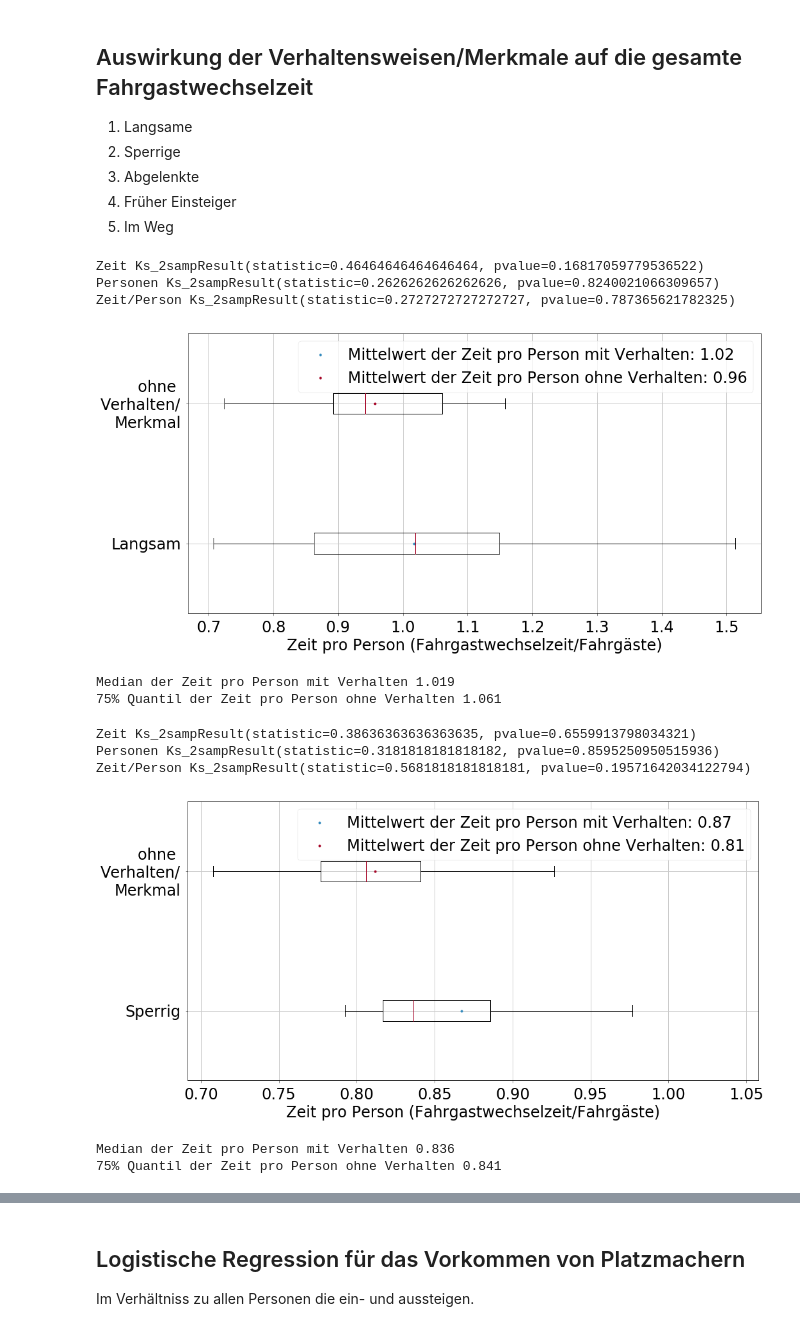
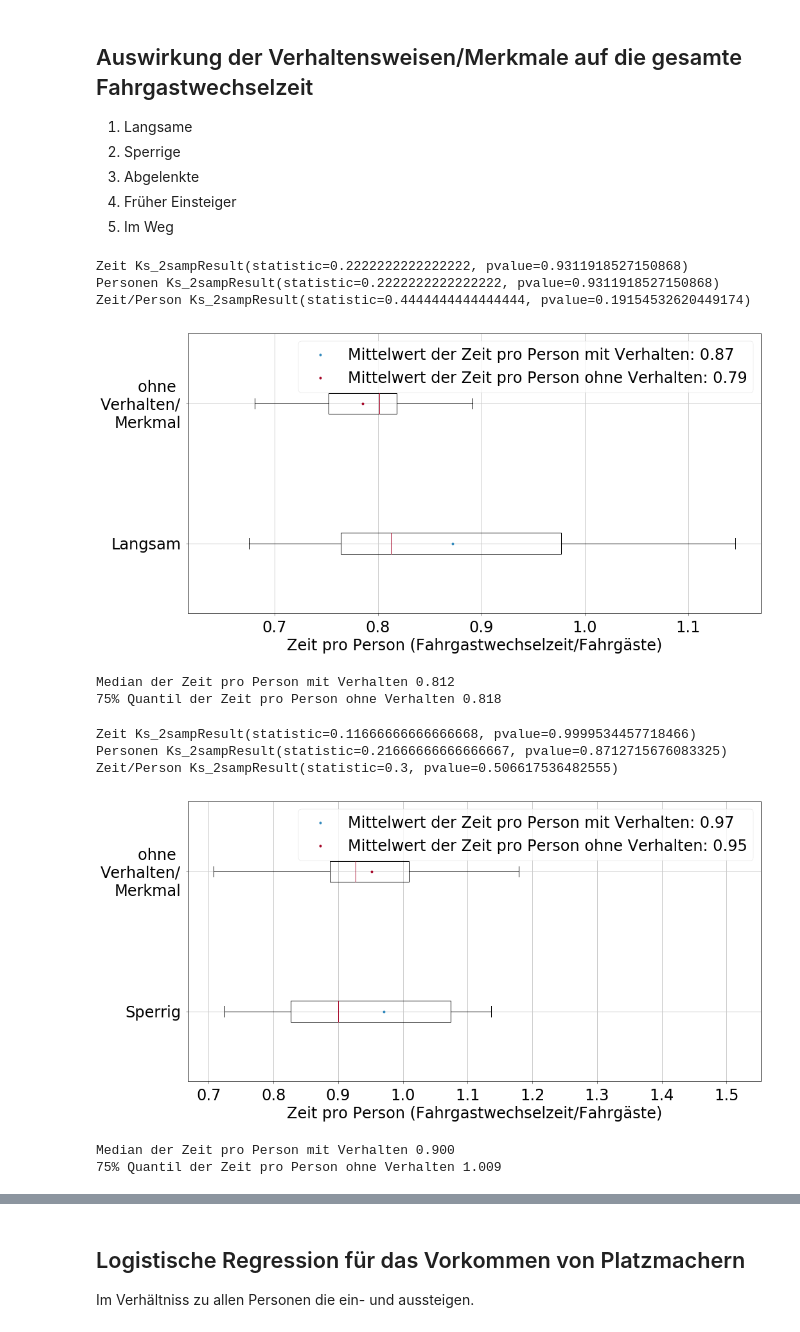
Before and after one commit to AlexandraMayer/Bachelorarbeit, a Jupyter notebook: Tabellen_Notebooks/Behavior.ipynb, the cells around one changed output, grey strips where cells are left out. Cells and saved outputs as stored; diff of their text form; code cells hidden in the pictures.

```diff
--- a/Tabellen_Notebooks/Behavior.ipynb
+++ b/Tabellen_Notebooks/Behavior.ipynb
@@ -175,25 +184,25 @@ persons = data['alight']+data['boarding']+2*data['spacemaker']
 time = data['time']
 time_per_person = persons/time
 # %%
-t_per_person, t_per_person_behav = box_plot_corr(persons, time, data['slow'], "Langsam", 9, 21)
+t_per_person, t_per_person_behav = box_plot_corr(persons, time, data['slow'], "Langsam", 23, 47)
 print("Median der Zeit pro Person mit Verhalten {:.3f}".format(t_per_person_behav.median()))
 print("75% Quantil der Zeit pro Person ohne Verhalten {:.3f}".format(t_per_person.quantile(0.75)))
 # %% [output]
-Zeit Ks_2sampResult(statistic=0.46464646464646464, pvalue=0.16817059779536522)
-Personen Ks_2sampResult(statistic=0.2626262626262626, pvalue=0.8240021066309657)
-Zeit/Person Ks_2sampResult(statistic=0.2727272727272727, pvalue=0.787365621782325)
+Zeit Ks_2sampResult(statistic=0.2222222222222222, pvalue=0.9311918527150868)
+Personen Ks_2sampResult(statistic=0.2222222222222222, pvalue=0.9311918527150868)
+Zeit/Person Ks_2sampResult(statistic=0.4444444444444444, pvalue=0.19154532620449174)
-[figure, old version]
+[figure, new version]
-Median der Zeit pro Person mit Verhalten 1.019
-75% Quantil der Zeit pro Person ohne Verhalten 1.061
+Median der Zeit pro Person mit Verhalten 0.812
+75% Quantil der Zeit pro Person ohne Verhalten 0.818
 # %%
-t_per_person, t_per_person_behav = box_plot_corr(persons, time, data["bulky"], 'Sperrig', 19, 27)
+t_per_person, t_per_person_behav = box_plot_corr(persons, time, data["bulky"], 'Sperrig', 8, 22)
 print("Median der Zeit pro Person mit Verhalten {:.3f}".format(t_per_person_behav.median()))
 print("75% Quantil der Zeit pro Person ohne Verhalten {:.3f}".format(t_per_person.quantile(0.75)))
 # %% [output]
-Zeit Ks_2sampResult(statistic=0.38636363636363635, pvalue=0.6559913798034321)
-Personen Ks_2sampResult(statistic=0.3181818181818182, pvalue=0.8595250950515936)
-Zeit/Person Ks_2sampResult(statistic=0.5681818181818181, pvalue=0.19571642034122794)
+Zeit Ks_2sampResult(statistic=0.11666666666666668, pvalue=0.9999534457718466)
+Personen Ks_2sampResult(statistic=0.21666666666666667, pvalue=0.8712715676083325)
+Zeit/Person Ks_2sampResult(statistic=0.3, pvalue=0.506617536482555)
-[figure, old version]
+[figure, new version]
-Median der Zeit pro Person mit Verhalten 0.836
-75% Quantil der Zeit pro Person ohne Verhalten 0.841
+Median der Zeit pro Person mit Verhalten 0.900
+75% Quantil der Zeit pro Person ohne Verhalten 1.009
 # %%
```
Also changed, not shown: parts of 5 cells of this notebook, 1 other file.
